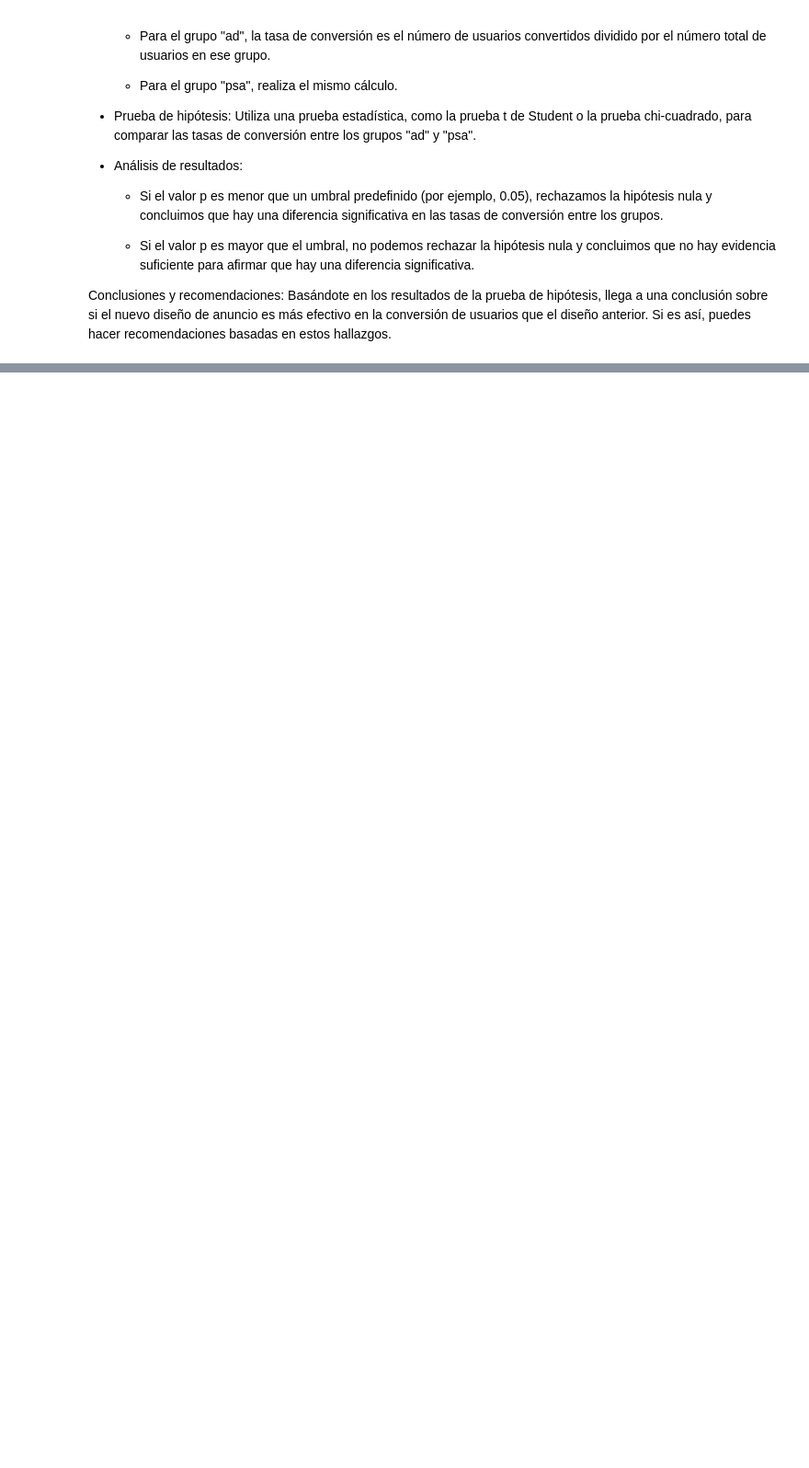
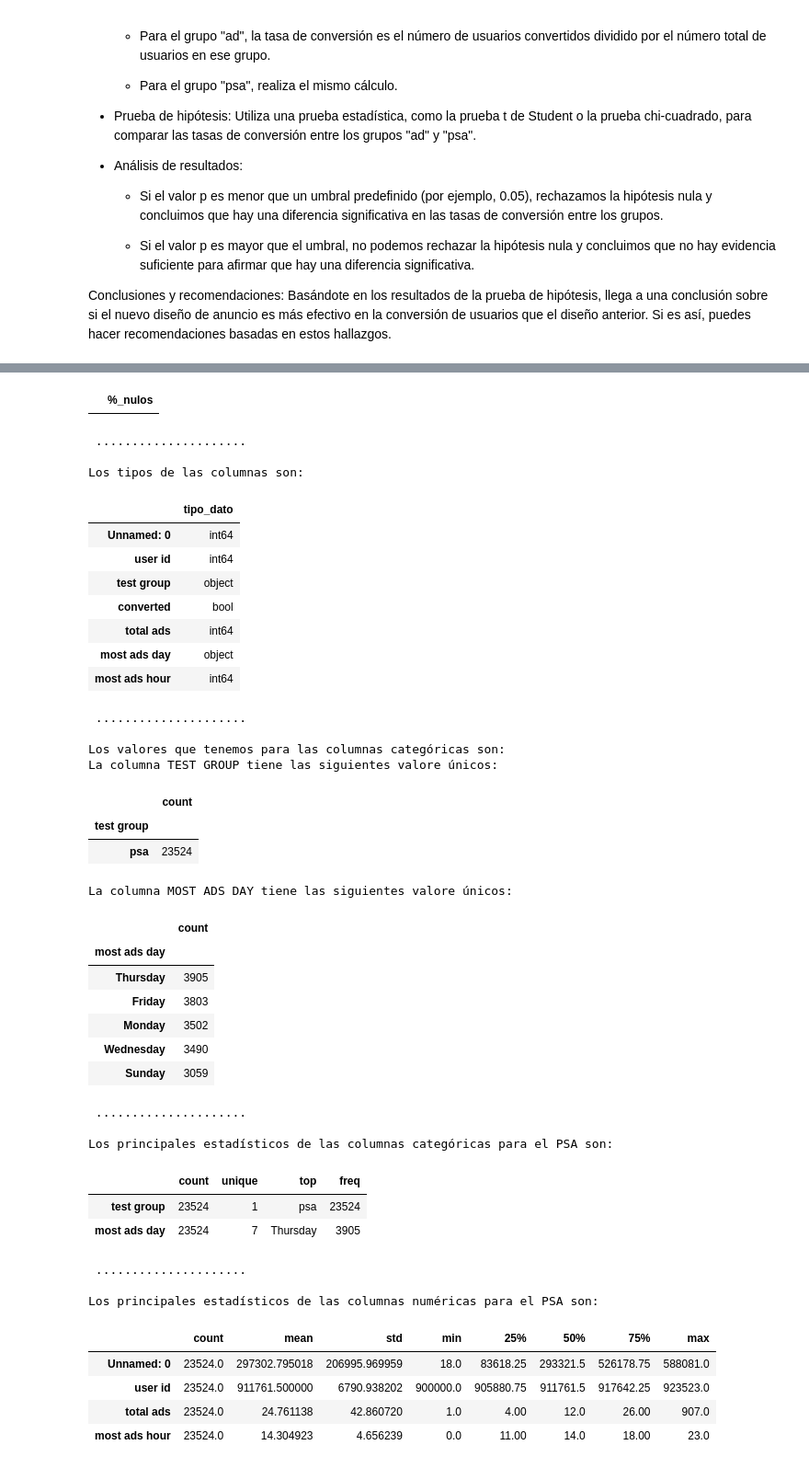
Before and after one commit to ElenaLara14/promoi-modulo3-sprint1-pairprogramming--ELENA, a Jupyter notebook: modulo-3-pair-03-AB.ipynb, the cells around one changed output, grey strips where cells are left out. Shown: that part at 92% size. Saved outputs shown, nothing was run; the diff lists cells and outputs as text; code cells hidden in the pictures; blank space fills up the shorter version.

```diff
--- a/modulo-3-pair-03-AB.ipynb
+++ b/modulo-3-pair-03-AB.ipynb
@@ -78,0 +176,3 @@ Conclusiones y recomendaciones: Basándote en los resultados de la prueba de hip
+# %%
+exploracion_dataframe(df_control, "test group")
+# %% [output]
@@ -78,0 +184,41 @@ Conclusiones y recomendaciones: Basándote en los resultados de la prueba de hip
+|  | %_nulos |
+ .....................
+
+Los tipos de las columnas son:
+|  | tipo_dato |
+| Unnamed: 0 | int64 |
+| user id | int64 |
+| test group | object |
+| converted | bool |
+| total ads | int64 |
+| most ads day | object |
+| most ads hour | int64 |
+ .....................
+
+Los valores que tenemos para las columnas categóricas son:
+La columna TEST GROUP tiene las siguientes valore únicos:
+|  | count |
+| test group |  |
+| psa | 23524 |
+La columna MOST ADS DAY tiene las siguientes valore únicos:
+|  | count |
+| most ads day |  |
+| Thursday | 3905 |
+| Friday | 3803 |
+| Monday | 3502 |
+| Wednesday | 3490 |
+| Sunday | 3059 |
+ .....................
+
+Los principales estadísticos de las columnas categóricas para el PSA son:
+|  | count | unique | top | freq |
+| test group | 23524 | 1 | psa | 23524 |
+| most ads day | 23524 | 7 | Thursday | 3905 |
+ .....................
+
+Los principales estadísticos de las columnas numéricas para el PSA son:
+|  | count | mean | std | min | 25% | 50% | 75% | max |
+| Unnamed: 0 | 23524.0 | 297302.795018 | 206995.969959 | 18.0 | 83618.25 | 293321.5 | 526178.75 | 588081.0 |
+| user id | 23524.0 | 911761.500000 | 6790.938202 | 900000.0 | 905880.75 | 911761.5 | 917642.25 | 923523.0 |
+| total ads | 23524.0 | 24.761138 | 42.860720 | 1.0 | 4.00 | 12.0 | 26.00 | 907.0 |
+| most ads hour | 23524.0 | 14.304923 | 4.656239 | 0.0 | 11.00 | 14.0 | 18.00 | 23.0 |
```
Also changed, not shown: parts of 14 cells of this notebook.
